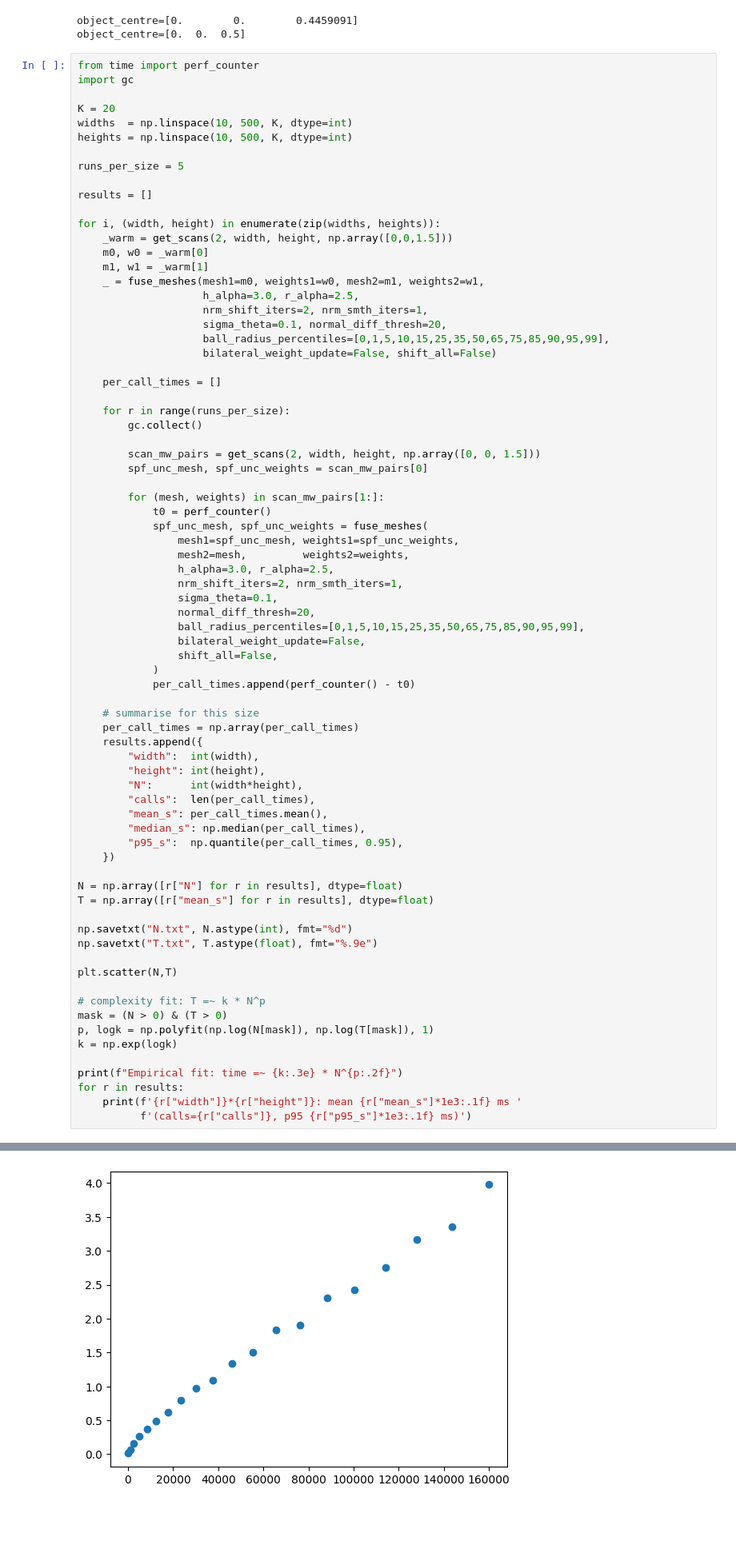
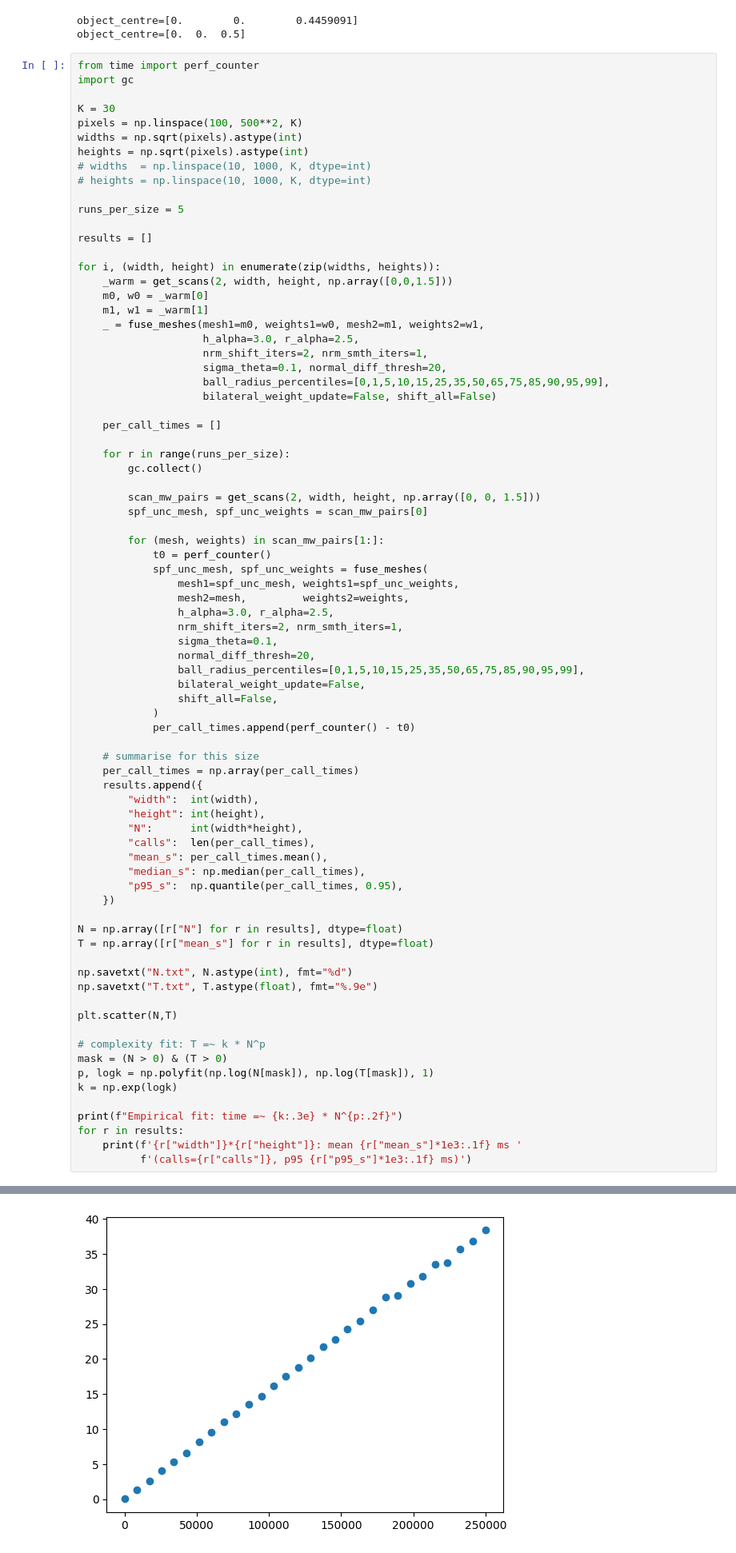
Before and after one commit to 10Electra/MSc-Project, a Jupyter notebook: notebooks/time_complexity.ipynb, the cells around one changed output, grey strips where cells are left out. Shown: that part at 80% size. Cells and saved outputs as stored; diff of their text form; blank space fills up the shorter version.

```diff
--- a/notebooks/time_complexity.ipynb
+++ b/notebooks/time_complexity.ipynb
@@ -133,9 +133,12 @@ object_centre=[0.  0.  0.5]
 from time import perf_counter
 import gc
 
-K = 20
-widths  = np.linspace(10, 500, K, dtype=int)
-heights = np.linspace(10, 500, K, dtype=int)
+K = 30
+pixels = np.linspace(100, 500**2, K)
+widths = np.sqrt(pixels).astype(int)
+heights = np.sqrt(pixels).astype(int)
+# widths  = np.linspace(10, 1000, K, dtype=int)
+# heights = np.linspace(10, 1000, K, dtype=int)
 
 runs_per_size = 5
 
@@ -225,4 +228,4 @@ Empirical fit: time =~ 3.250e-04 * N^0.78
-[figure, old version]
+[figure, new version]
 # %%
 N_loaded = np.loadtxt("N.txt", dtype=int)
 T_loaded = np.loadtxt("T.txt")
```
Also changed, not shown: parts of 1 cell of this notebook, 4 other files.
